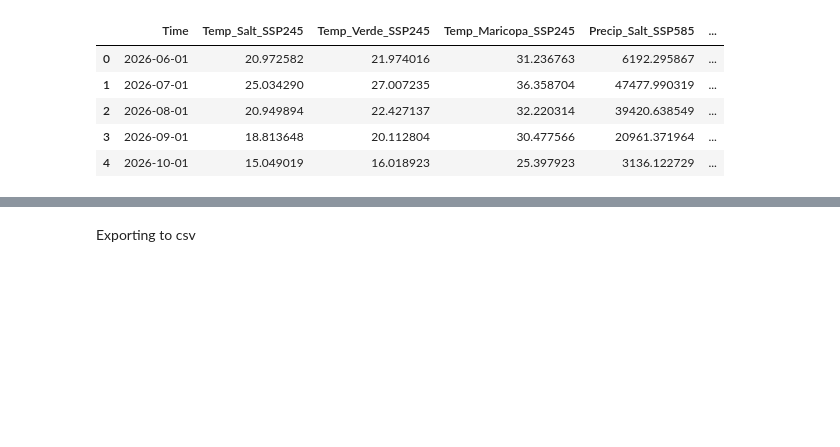
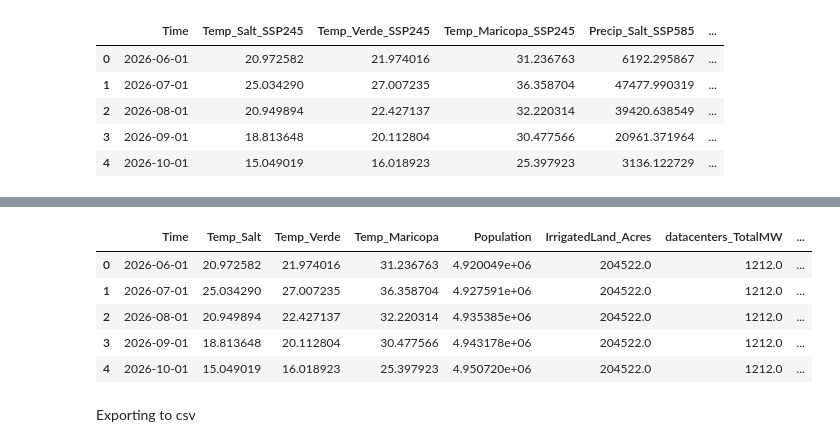
Before and after one commit to Erdos-Projects/summer26-water-use-sustainability, a Jupyter notebook: Code/02_Data_Cleaning_FutureValues_of_Features.ipynb, the cells around one changed output, grey strips where cells are left out. Drawn from its saved outputs; the diff is of its cells as text; code cells hidden in the pictures; blank space fills up the shorter version.

Commit message:
split future feature values into two files

```diff
--- a/Code/02_Data_Cleaning_FutureValues_of_Features.ipynb
+++ b/Code/02_Data_Cleaning_FutureValues_of_Features.ipynb
@@ -234,8 +234,7 @@ We can now calculating the expected number of data centers and total MW capacity
 current_datacenters = pd.read_csv("../Data/FormattedData/MonthlyFlow_and_AllFeatures.csv",
                               usecols=["Time", "datacenters_TotalMW", "datacenters_TotalNum"])
 
-#arranging in descending order and saving the most recent value
-current_datacenters = current_datacenters.sort_values("Time", ascending=False)
-most_recent = current_datacenters.loc[0]
+#extracting the most recent value
+most_recent = current_datacenters[current_datacenters["Time"]==current_datacenters.Time.max()]
 most_recent
 # %% [output]
@@ -296,7 +293,7 @@ all_merged = reduce(
 )
 
 #Sorting chronologically from present to future
-all_merged = all_merged.sort_values("Time", ascending=True).reset_index(drop=True)
+all_merged = all_merged.sort_values("Time").reset_index(drop=True)
 all_merged.head()
 # %% [output]
 |  | Time | Temp_Salt_SSP245 | Temp_Verde_SSP245 | Temp_Maricopa_SSP245 | Precip_Salt_SSP585 | ... |
@@ -309,0 +307,9 @@ For the datacenters column, filling the NaNs with zero (NaN = no datacenters wer
+# %%
+#removing SSP585 data to create a dataframe with only SSP245 climate data (and all other features)
+ssp_245 = all_merged.drop(all_merged.filter(regex="_SSP585$").columns, axis=1)
+ssp_245.rename(columns = lambda x: re.sub("_SSP245", "", x), inplace=True)
+
+#removing SSP245 data to create a dataframe with only SSP585 climate data (and all other features)
+ssp_585 = all_merged.drop(all_merged.filter(regex="_SSP245$").columns, axis=1)
+ssp_585.rename(columns = lambda x: re.sub("_SSP585", "", x), inplace=True)
+ssp_585.head()
@@ -310,3 +323,12 @@ For the datacenters column, filling the NaNs with zero (NaN = no datacenters wer
+# %%
+ssp_245.head()
+# %% [output]
+|  | Time | Temp_Salt | Temp_Verde | Temp_Maricopa | Population | IrrigatedLand_Acres | datacenters_TotalMW | ... |
+| 0 | 2026-06-01 | 20.972582 | 21.974016 | 31.236763 | 4.920049e+06 | 204522.0 | 1212.0 | ... |
+| 1 | 2026-07-01 | 25.034290 | 27.007235 | 36.358704 | 4.927591e+06 | 204522.0 | 1212.0 | ... |
+| 2 | 2026-08-01 | 20.949894 | 22.427137 | 32.220314 | 4.935385e+06 | 204522.0 | 1212.0 | ... |
+| 3 | 2026-09-01 | 18.813648 | 20.112804 | 30.477566 | 4.943178e+06 | 204522.0 | 1212.0 | ... |
+| 4 | 2026-10-01 | 15.049019 | 16.018923 | 25.397923 | 4.950720e+06 | 204522.0 | 1212.0 | ... |
 # %% [markdown]
 Exporting to csv
 # %%
```
Also changed, not shown: parts of 6 cells of this notebook, 5 other files.
